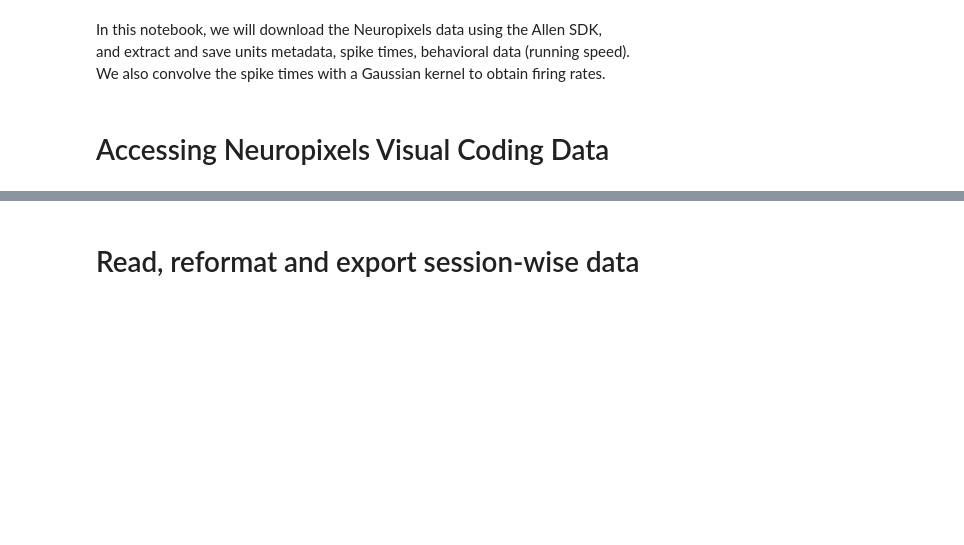
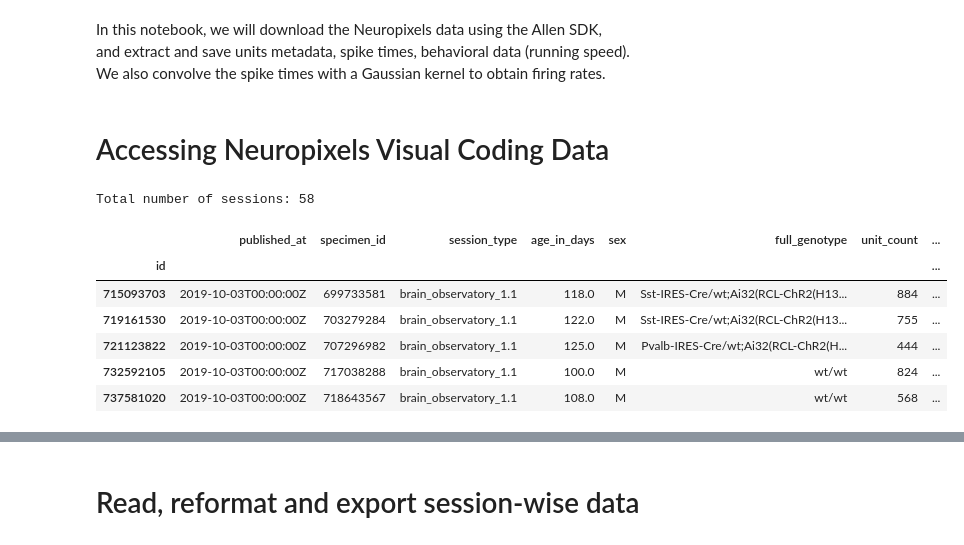
Before and after one commit to gsaurabhr/npx_differentiation, a Jupyter notebook: z_final_1_ecephys_data_access.ipynb, the cells around one changed output, grey strips where cells are left out. Saved outputs shown, nothing was run; the diff lists cells and outputs as text; code cells hidden in the pictures; blank space fills up the shorter version.

```diff
--- a/z_final_1_ecephys_data_access.ipynb
+++ b/z_final_1_ecephys_data_access.ipynb
@@ -23,15 +26,24 @@ layer_depths = {
 
 ctx_regions = ['VISp', 'VISl', 'VISrl', 'VISal', 'VISpm', 'VISam']
 # %%
-src_directory = '/local1/data/tmp'# must be updated to a valid directory in your filesystem
+src_directory = '/home/saurabh.gandhi/Projects/tiny-blue-dot/differentiation/refactor/tmp'# must be updated to a valid directory in your filesystem
 data_directory = '/allen/programs/braintv/workgroups/tiny-blue-dot/differentiation/refactor/data'
 
 manifest_path = path.join(src_directory, "manifest.json")
 cache = EcephysProjectCache.from_warehouse(manifest=manifest_path)
 sessions = cache.get_session_table()
 
 print('Total number of sessions: ' + str(len(sessions)))
 sessions.head()
+# %% [output]
+Total number of sessions: 58
+|  | published_at | specimen_id | session_type | age_in_days | sex | full_genotype | unit_count | ... |
+| id |  |  |  |  |  |  |  | ... |
+| 715093703 | 2019-10-03T00:00:00Z | 699733581 | brain_observatory_1.1 | 118.0 | M | Sst-IRES-Cre/wt;Ai32(RCL-ChR2(H13... | 884 | ... |
+| 719161530 | 2019-10-03T00:00:00Z | 703279284 | brain_observatory_1.1 | 122.0 | M | Sst-IRES-Cre/wt;Ai32(RCL-ChR2(H13... | 755 | ... |
+| 721123822 | 2019-10-03T00:00:00Z | 707296982 | brain_observatory_1.1 | 125.0 | M | Pvalb-IRES-Cre/wt;Ai32(RCL-ChR2(H... | 444 | ... |
+| 732592105 | 2019-10-03T00:00:00Z | 717038288 | brain_observatory_1.1 | 100.0 | M | wt/wt | 824 | ... |
+| 737581020 | 2019-10-03T00:00:00Z | 718643567 | brain_observatory_1.1 | 108.0 | M | wt/wt | 568 | ... |
 # %%
 filtered_sessions = sessions # [(sessions.full_genotype.str.find('wt/wt') > -1)]
 
```
Also changed, not shown: parts of 5 cells of this notebook, 6 other files.
